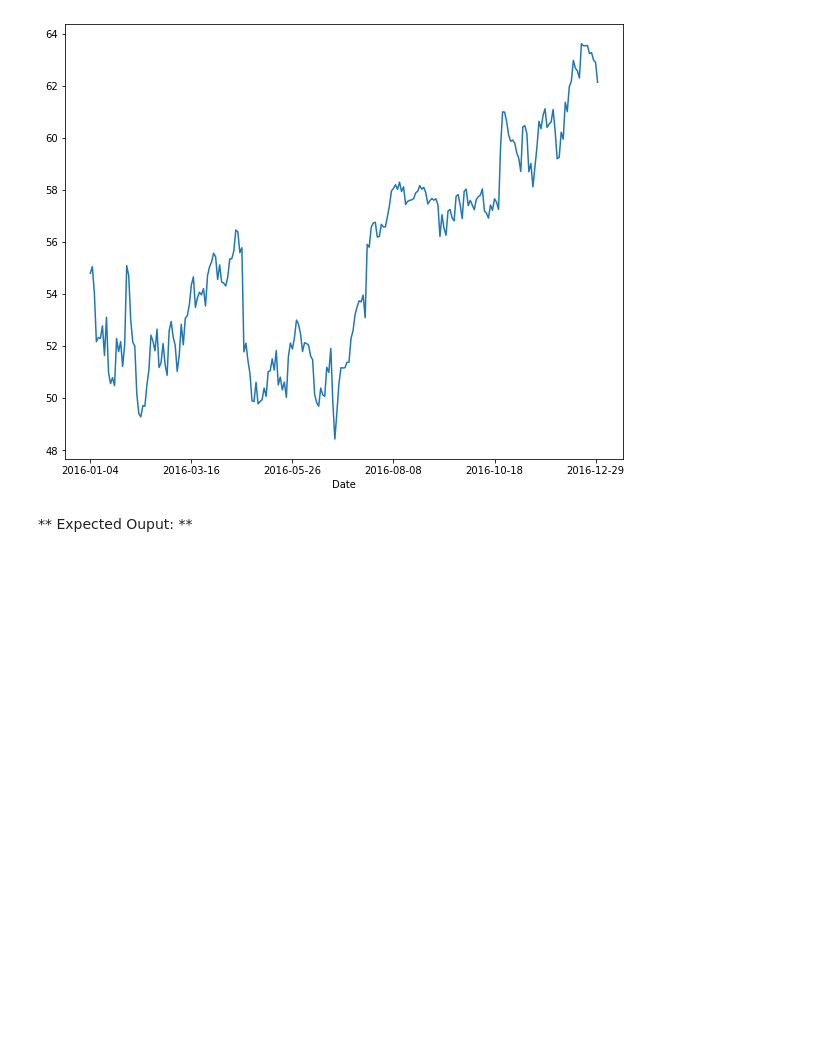
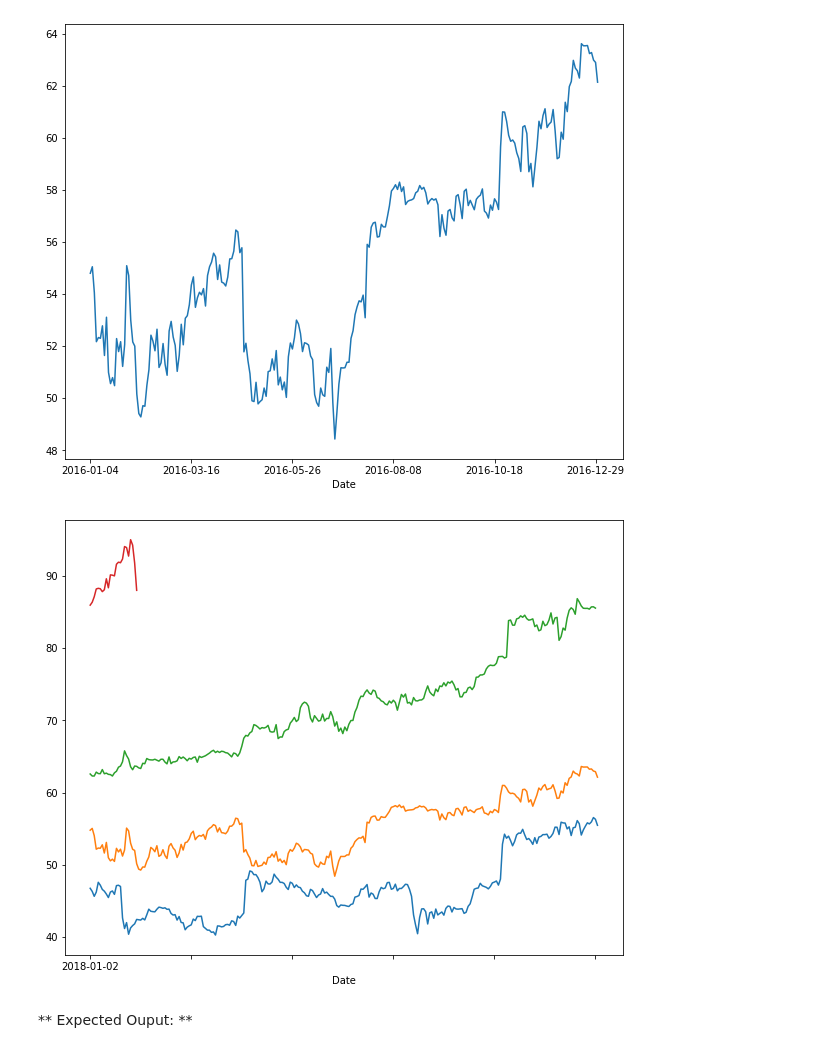
Before and after one commit to fjalappat/Coursera-Python-Data-Analysis, a Jupyter notebook: week 1/DataFrame.ipynb, the cells around one changed output. Cells and saved outputs as stored; diff of their text form; code cells hidden in the pictures; blank space fills up the shorter version.

```diff
--- a/week 1/DataFrame.ipynb
+++ b/week 1/DataFrame.ipynb
@@ -175,5 +175,6 @@ Name: 2015-03-16, dtype: float64
 # %%
 # select all the price information of Microsoft in 2016.
 print(ms.columns)
+ms = ms.set_index('Date')
 ms_2016 = ms.loc['2016-01-01':'2016-12-31']
 # %% [output]
@@ -246,6 +247,17 @@ ms_2016['Close'].plot()
 plt.show()
 # %% [output]
 [figure]
+# %%
+# 2015- 2018 plots for closing
+plt.figure(figsize=(10, 8))
+ms.loc['2015-01-01':'2015-12-31','Close'].plot()
+ms.loc['2016-01-01':'2016-12-31','Close'].plot()
+ms.loc['2017-01-01':'2017-12-31','Close'].plot()
+ms.loc['2018-01-01':'2018-12-31','Close'].plot()
+
+plt.show()
+# %% [output]
+[figure, added]
 # %% [markdown]
 ** Expected Ouput: **
 # %% [markdown]
```
Also changed, not shown: parts of 2 cells of this notebook, 1 other file.
